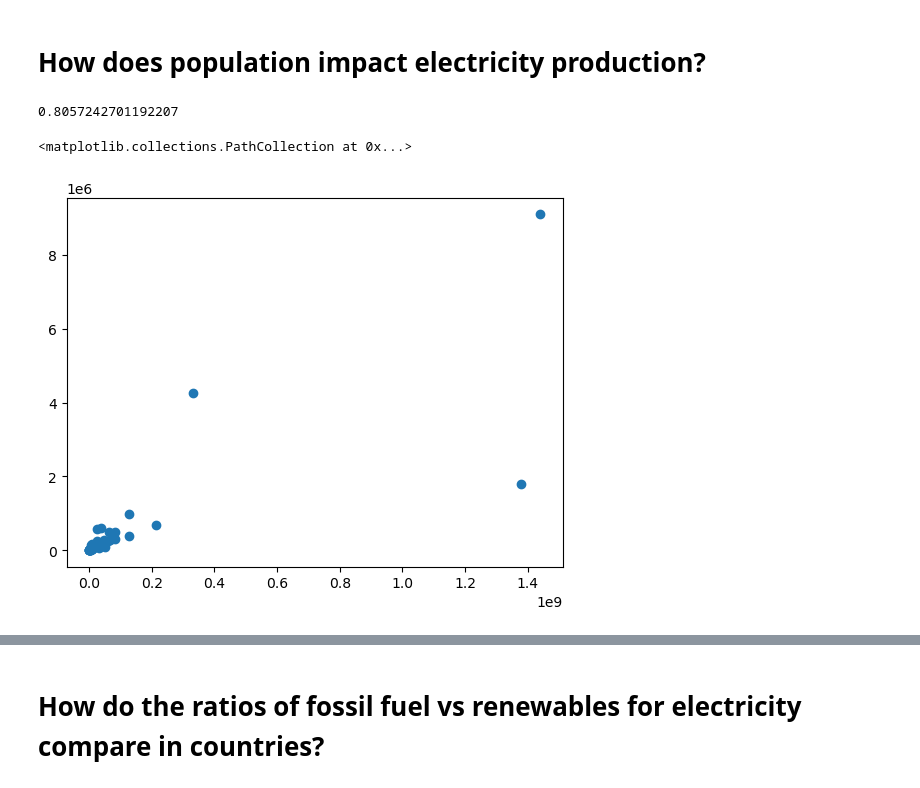
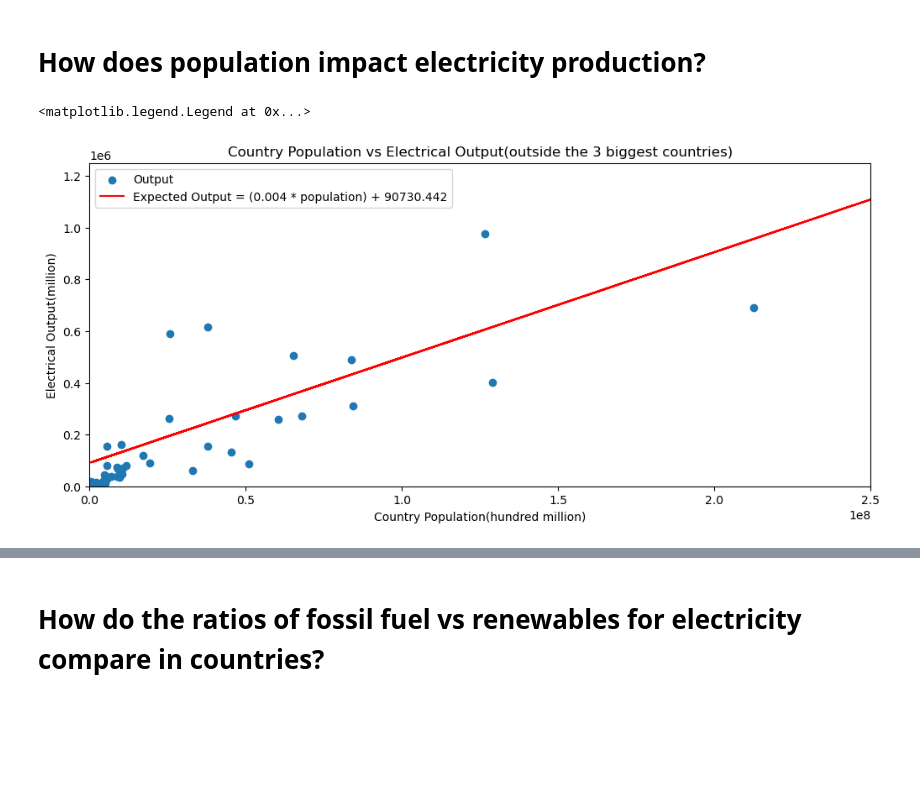
Before and after one commit to bburwinkel0721/Electric-Production, a Jupyter notebook: electricity_anaylsis.ipynb, the cells around one changed output, grey strips where cells are left out. Saved outputs shown, nothing was run; the diff lists cells and outputs as text; code cells hidden in the pictures; blank space fills up the shorter version.

Commit message:
Population vs Electrical output graphs

```diff
--- a/electricity_anaylsis.ipynb
+++ b/electricity_anaylsis.ipynb
@@ -339,14 +339,20 @@ monthly_averages_2023
 | United States | 213994.38 | 58920.67 | 2526.20 | 147815.88 | ... |
 # %% [markdown]
 # How does population impact electricity production?
-# %%
-# linear regression population vs electrity production
-summary_statistics_2023
-slope, intercept, r, p, se = stats.linregress(summary_statistics_2023["Country Population"], summary_statistics_2023["Total Electricity Production (GWh)"])
-print(r)
-fig, ax2 = plt.subplots()
-ax2.scatter(summary_statistics_2023["Country Population"], summary_statistics_2023["Total Electricity Production (GWh)"])
-# %% [output]
-0.8057242701192207
-<matplotlib.collections.PathCollection at 0x...>
-[figure, removed]
+# %%
+# linear regression population vs electrity production
+#big countries
+fig, ax2 = plt.subplots(figsize= (12, 5))
+ax2.scatter(summary_statistics_2023["Country Population"], summary_statistics_2023["Total Electricity Production (GWh)"], label = "Output")
+ax2.set_xlim(0, 250000000)
+ax2.set_ylim(0, 1250000)
+ax2.plot(summary_statistics_2023["Country Population"], line, color = "r", label = f"Expected Output = ({(round(slope,3))} * population) + {round(intercept,3)}")
+ax2.set_title("Country Population vs Electrical Output(outside the 3 biggest countries)")
+ax2.set_xlabel("Country Population(hundred million)")
+ax2.set_ylabel("Electrical Output(million)")
+#regress_slope = ax2.legend(f"Output = ({slope} * population) + {intercept}", loc = "upper right")
+#ax.add_artist(regress_slope)
+ax2.legend()
+# %% [output]
+<matplotlib.legend.Legend at 0x...>
+[figure, added]
```
Also changed, not shown: parts of 1 cell of this notebook.
